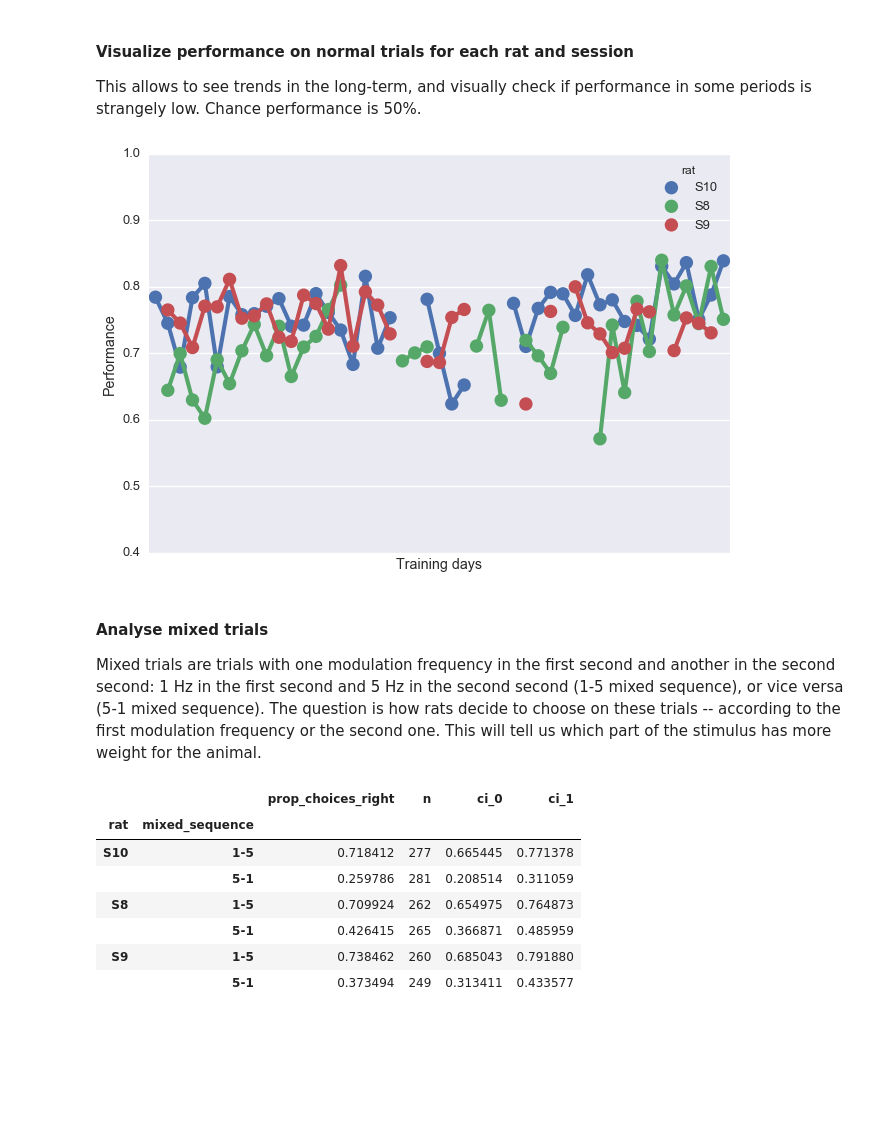
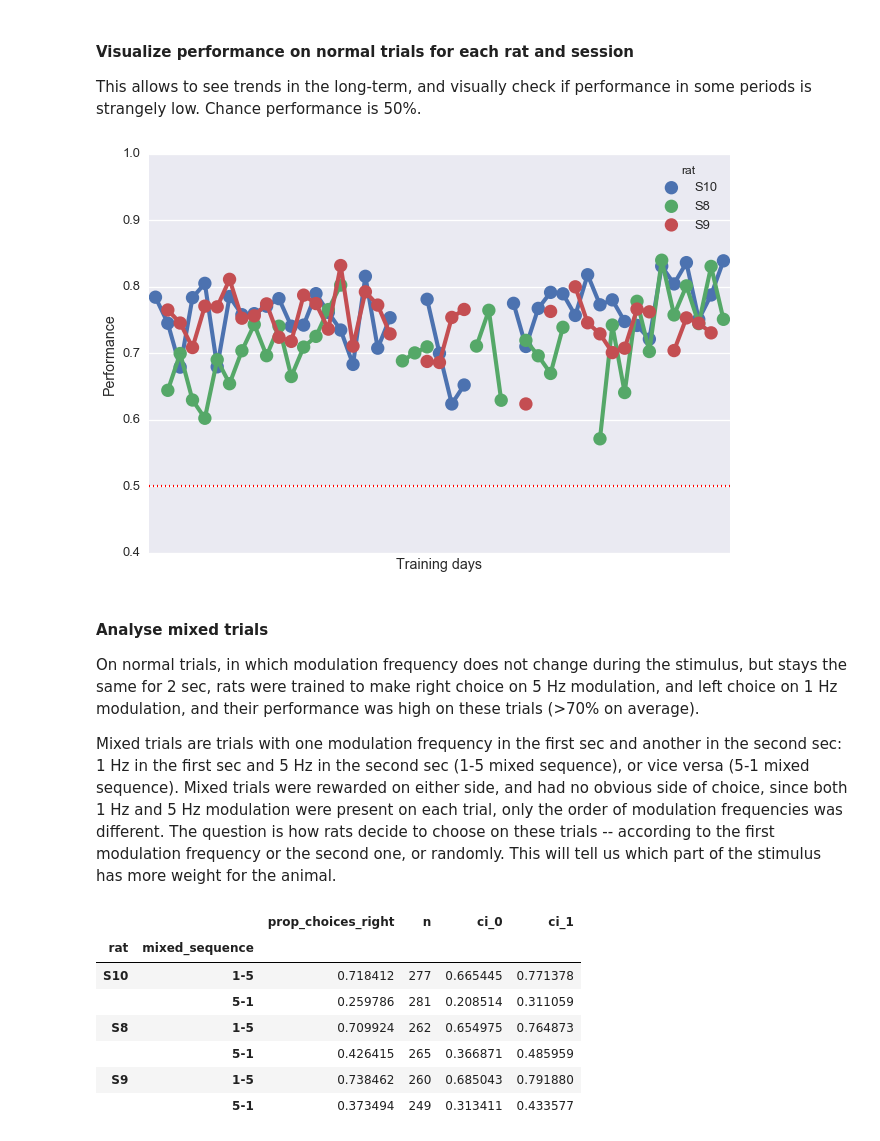
Before and after one commit to antopolskiy/code_showcase, a Jupyter notebook: rat_behavior_mixed_trials_analysis.ipynb, the cells around one changed output. Drawn from its saved outputs; the diff is of its cells as text; code cells hidden in the pictures; blank space fills up the shorter version.

```diff
--- a/rat_behavior_mixed_trials_analysis.ipynb
+++ b/rat_behavior_mixed_trials_analysis.ipynb
@@ -58,23 +61,27 @@ This allows to see trends in the long-term, and visually check if performance in
 # %%
 # get normal trials only
 nt = trials[trials.mixed_sequence.isnull()]
 
 # groupby rat and date and calculate proportion of correct trials,
 # which gives performance on each session for each rat
 perf = nt.groupby(['rat','date']).correct.apply(prop_true).reset_index()
 
 # plot
 sns.pointplot(data=perf,x='date',y='correct',hue='rat')
 plt.xticks([])
 plt.xlabel('Training days')
 plt.ylim([0.4,1])
 plt.ylabel('Performance')
+# chance level performance
+plt.axhline(0.5,linestyle=':',color='r')
 plt.show()
 # %% [output]
-[figure, old version]
+[figure, new version]
 # %% [markdown]
 #### Analyse mixed trials
-Mixed trials are trials with one modulation frequency in the first second and another in the second second: 1 Hz in the first second and 5 Hz in the second second (1-5 mixed sequence), or vice versa (5-1 mixed sequence). The question is how rats decide to choose on these trials -- according to the first modulation frequency or the second one. This will tell us which part of the stimulus has more weight for the animal.
+On normal trials, in which modulation frequency does not change during the stimulus, but stays the same for 2 sec, rats were trained to make right choice on 5 Hz modulation, and left choice on 1 Hz modulation, and their performance was high on these trials (>70% on average).
+
+Mixed trials are trials with one modulation frequency in the first sec and another in the second sec: 1 Hz in the first sec and 5 Hz in the second sec (1-5 mixed sequence), or vice versa (5-1 mixed sequence). Mixed trials were rewarded on either side, and had no obvious side of choice, since both 1 Hz and 5 Hz modulation were present on each trial, only the order of modulation frequencies was different. The question is how rats decide to choose on these trials -- according to the first modulation frequency or the second one, or randomly. This will tell us which part of the stimulus has more weight for the animal.
 # %%
 # get only mixed trials
 mt = trials[trials.mixed_sequence.notnull()]
```
Also changed, not shown: parts of 3 cells of this notebook, 1 other file.
